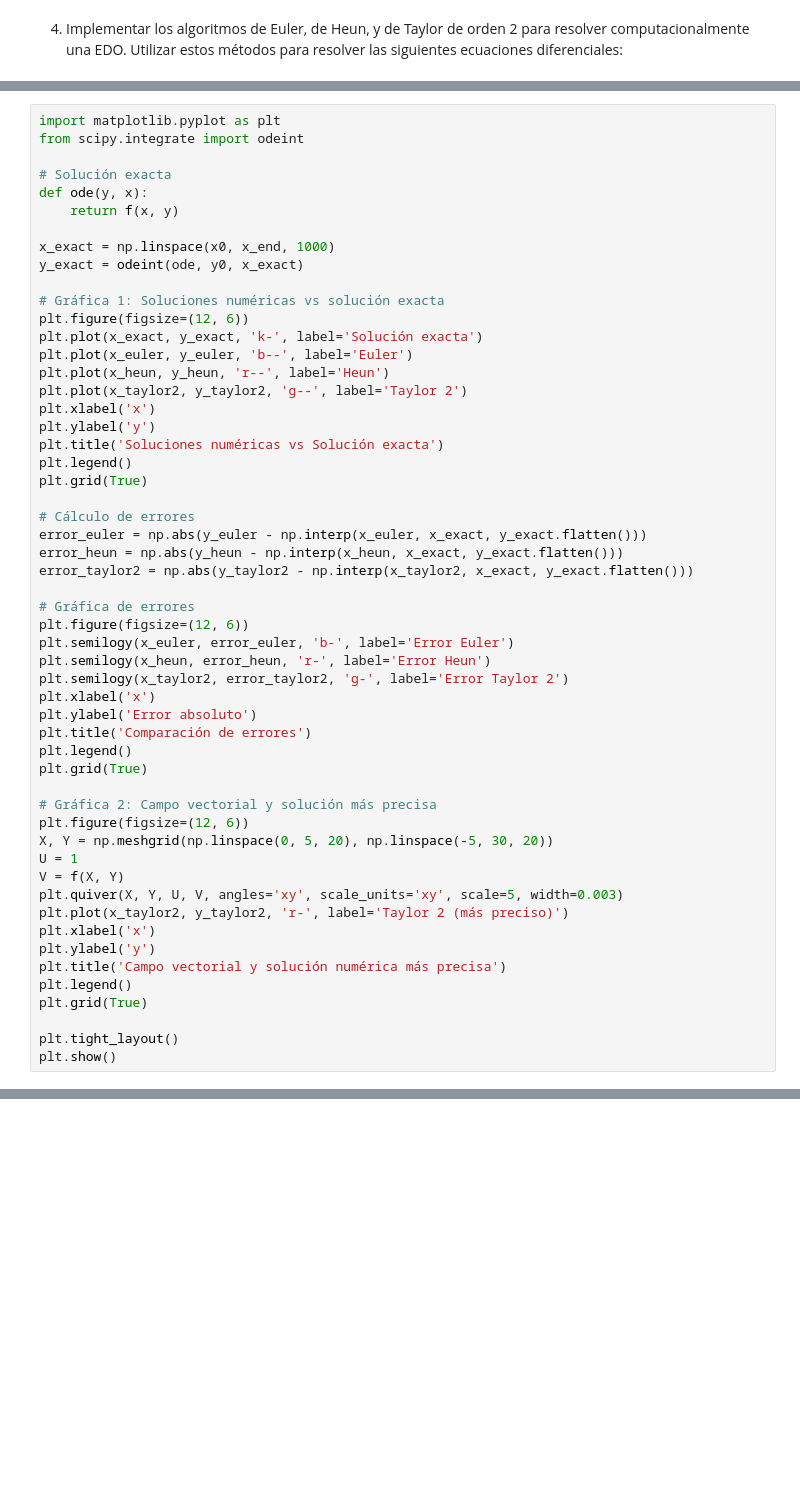
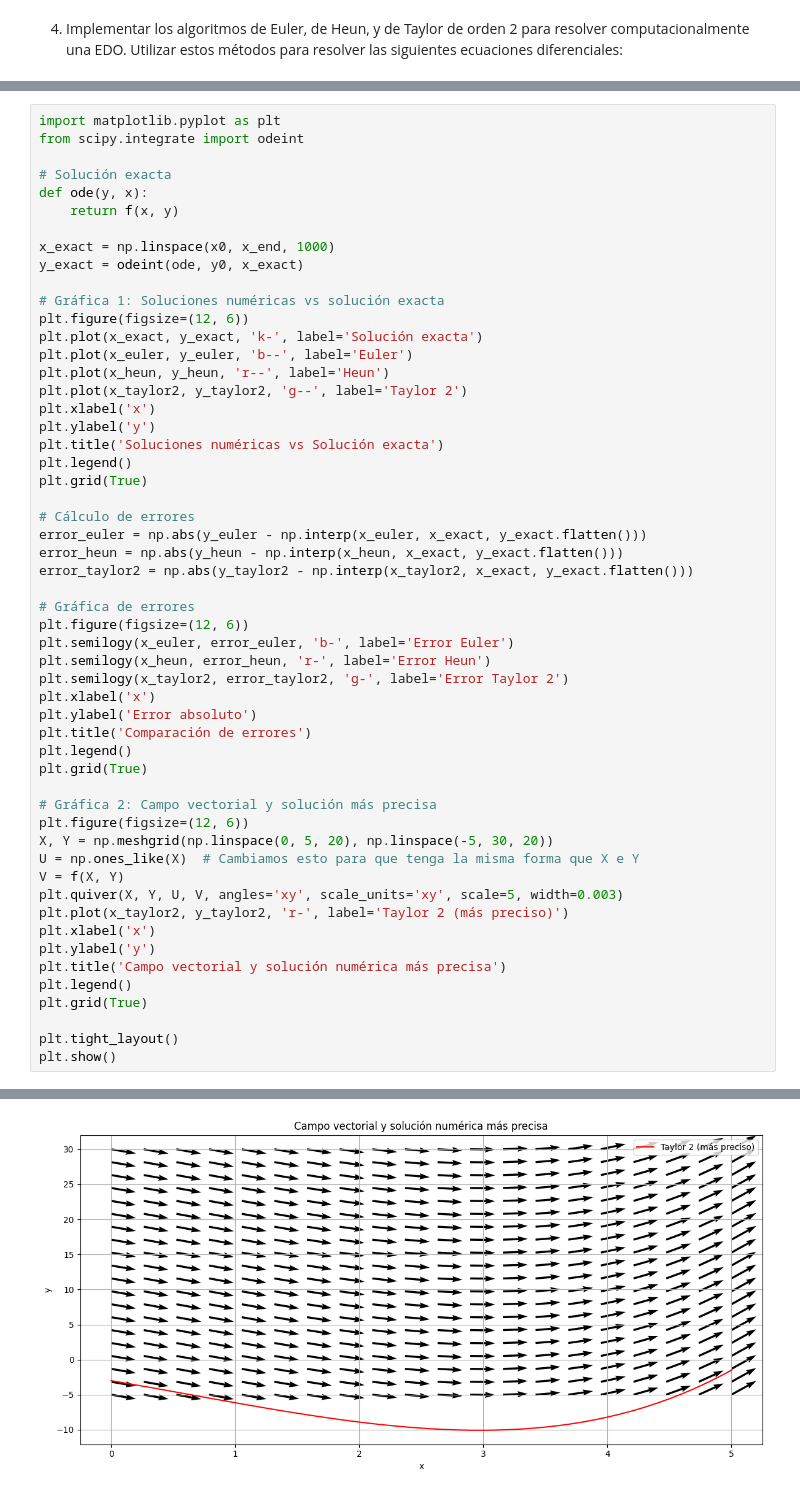
Before and after one commit to XaviAlvarado18/ModSim-Lab02, a Jupyter notebook: main.ipynb, the cells around one changed output, grey strips where cells are left out. Cells and saved outputs as stored; diff of their text form; blank space fills up the shorter version.

```diff
--- a/main.ipynb
+++ b/main.ipynb
@@ -118,7 +105,7 @@ plt.grid(True)
 # Gráfica 2: Campo vectorial y solución más precisa
 plt.figure(figsize=(12, 6))
 X, Y = np.meshgrid(np.linspace(0, 5, 20), np.linspace(-5, 30, 20))
-U = 1
+U = np.ones_like(X)  # Cambiamos esto para que tenga la misma forma que X e Y
 V = f(X, Y)
 plt.quiver(X, Y, U, V, angles='xy', scale_units='xy', scale=5, width=0.003)
 plt.plot(x_taylor2, y_taylor2, 'r-', label='Taylor 2 (más preciso)')
@@ -137,0 +123 @@ ValueError: all the input array dimensions except for the concatenation axis mus
+[figure, added]
```
Also changed, not shown: parts of 5 cells of this notebook.
